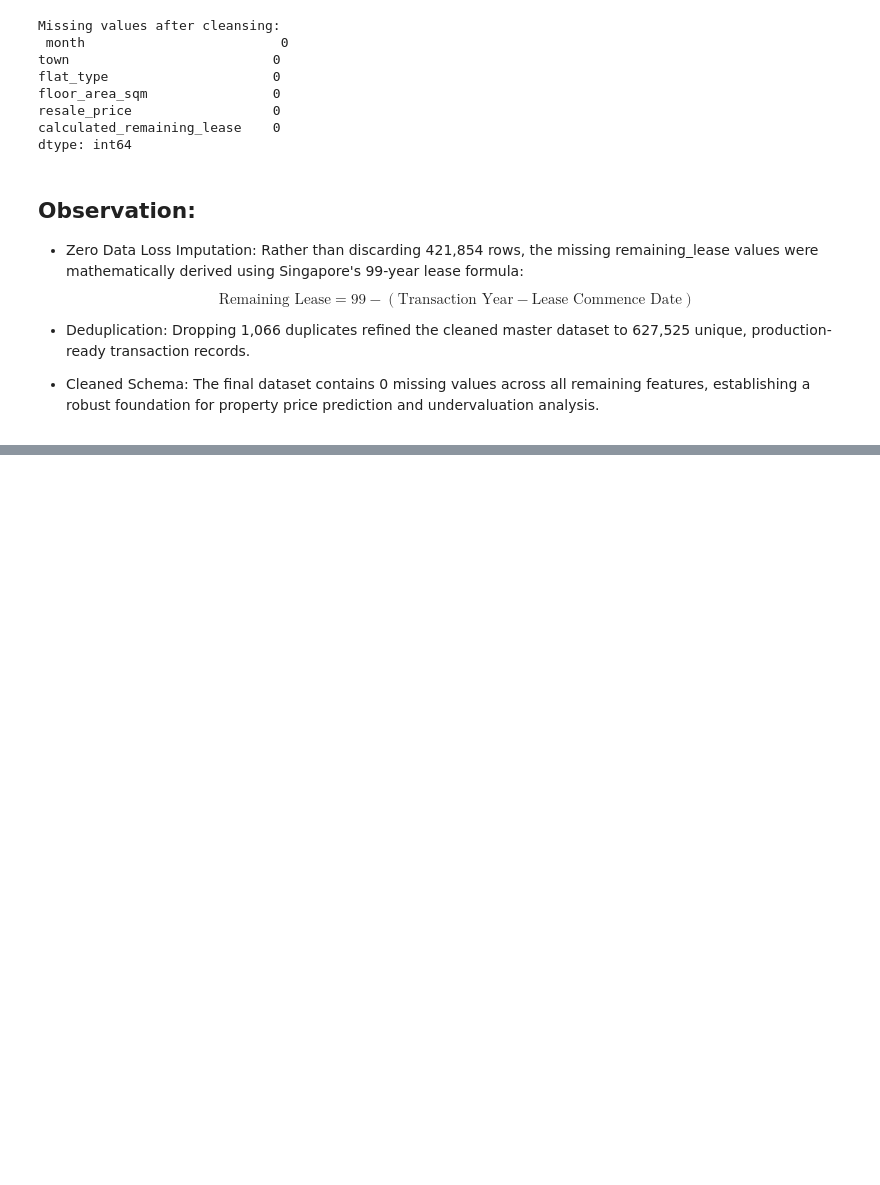
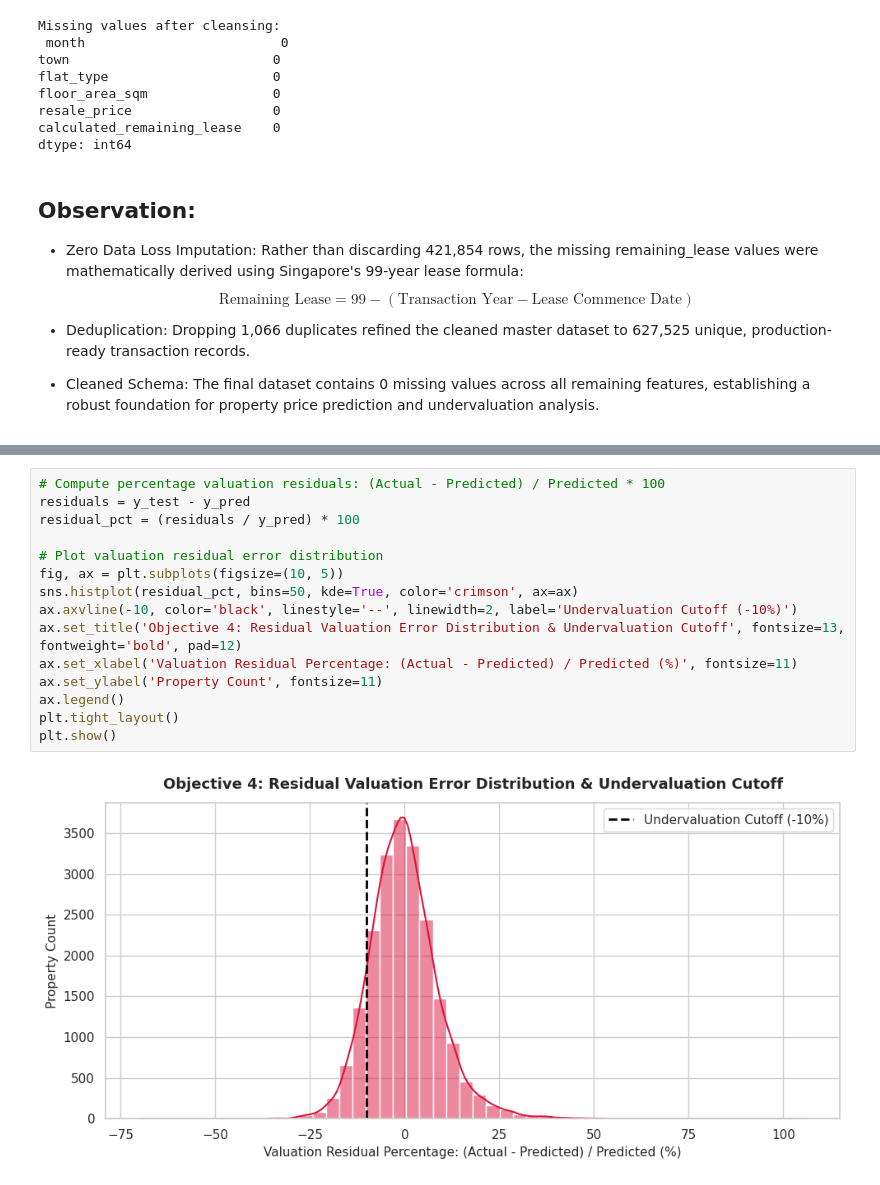
Before and after one commit to Rafeek-Data/Rafeek-Ahamed_Capstone-Project, a Jupyter notebook: Rafeek_Colab_Capstone.ipynb, the cells around one changed output, grey strips where cells are left out. Saved outputs shown, nothing was run; the diff lists cells and outputs as text; blank space fills up the shorter version.

```diff
--- a/Rafeek_Colab_Capstone.ipynb
+++ b/Rafeek_Colab_Capstone.ipynb
@@ -347,0 +395,17 @@ $$\text{Remaining Lease} = 99 - (\text{Transaction Year} - \text{Lease Commence
+# %%
+# Compute percentage valuation residuals: (Actual - Predicted) / Predicted * 100
+residuals = y_test - y_pred
+residual_pct = (residuals / y_pred) * 100
+
+# Plot valuation residual error distribution
+fig, ax = plt.subplots(figsize=(10, 5))
+sns.histplot(residual_pct, bins=50, kde=True, color='crimson', ax=ax)
+ax.axvline(-10, color='black', linestyle='--', linewidth=2, label='Undervaluation Cutoff (-10%)')
+ax.set_title('Objective 4: Residual Valuation Error Distribution & Undervaluation Cutoff', fontsize=13, fontweight='bold', pad=12)
+ax.set_xlabel('Valuation Residual Percentage: (Actual - Predicted) / Predicted (%)', fontsize=11)
+ax.set_ylabel('Property Count', fontsize=11)
+ax.legend()
+plt.tight_layout()
+plt.show()
+# %% [output]
+[figure, added]
```
Also changed, not shown: parts of 22 cells of this notebook.
